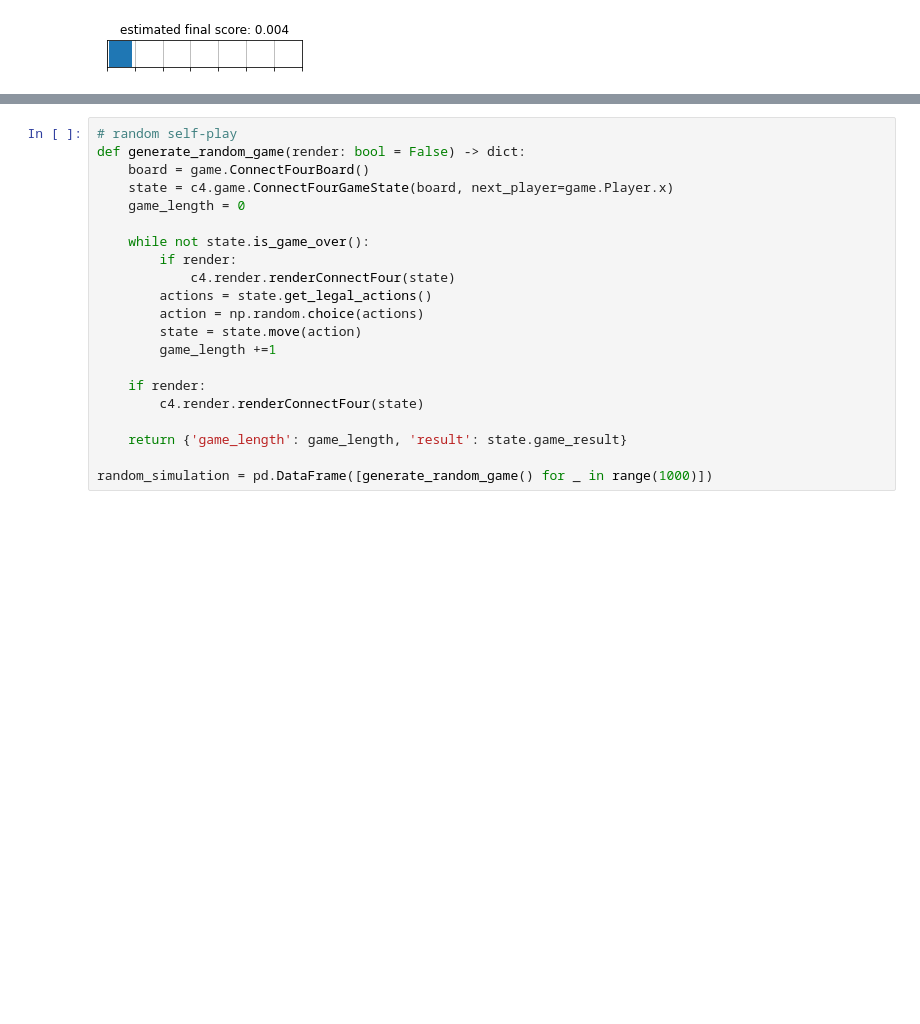
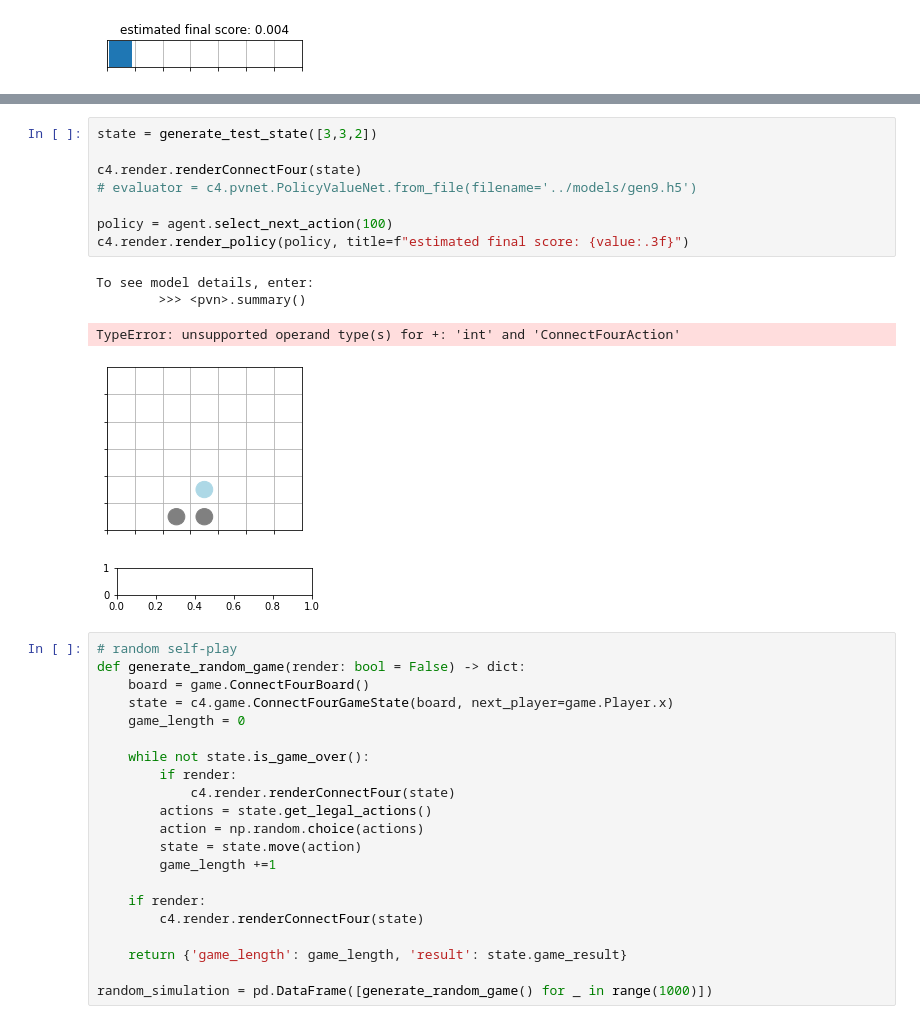
Before and after one commit to spayot/connectfour, a Jupyter notebook: notebooks/test_game.ipynb, the cells around one changed output, grey strips where cells are left out. Drawn from its saved outputs; the diff is of its cells as text; blank space fills up the shorter version.

```diff
--- a/notebooks/test_game.ipynb
+++ b/notebooks/test_game.ipynb
@@ -620,3 +660,17 @@ To see model details, enter:
+# %%
+state = generate_test_state([3,3,2])
+
+c4.render.renderConnectFour(state)
+# evaluator = c4.pvnet.PolicyValueNet.from_file(filename='../models/gen9.h5')
+
+policy = agent.select_next_action(100)
+c4.render.render_policy(policy, title=f"estimated final score: {value:.3f}")
+# %% [output]
+To see model details, enter:
+        >>> <pvn>.summary()
+TypeError: unsupported operand type(s) for +: 'int' and 'ConnectFourAction'
+[figure, added]
+[figure, added]
 # %%
 # random self-play
 def generate_random_game(render: bool = False) -> dict:
```
Also changed, not shown: parts of 7 cells of this notebook, 4 other files.
